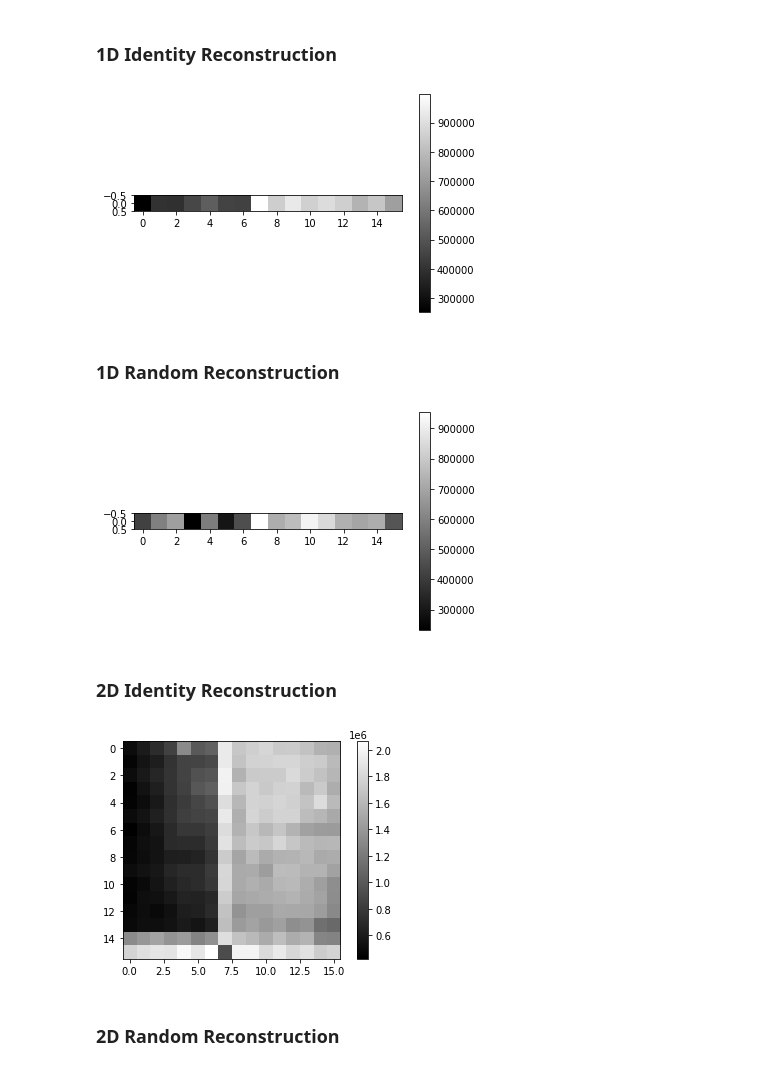
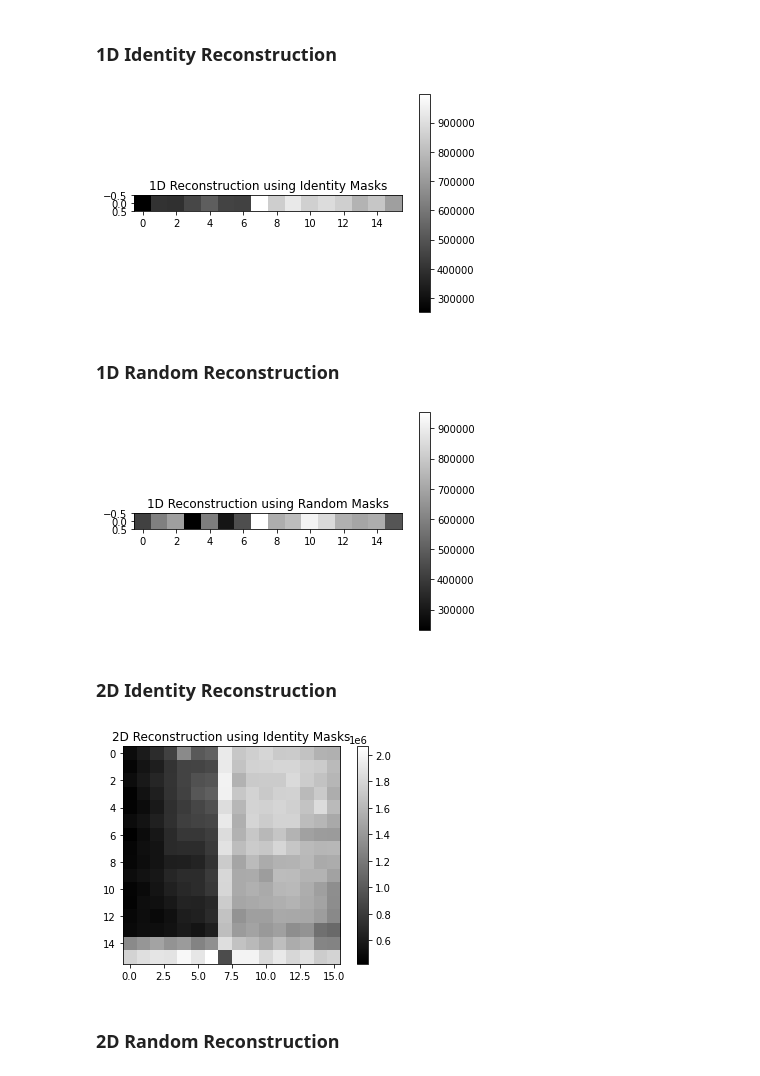
Before and after one commit to kamblihrishikesh29/II-Final, a Jupyter notebook: CS Test 1.ipynb, the cells around one changed output. Saved outputs shown, nothing was run; the diff lists cells and outputs as text; code cells hidden in the pictures.

```diff
--- a/CS Test 1.ipynb
+++ b/CS Test 1.ipynb
@@ -52,9 +51,10 @@ A_inv_1d_id = np.linalg.pinv(A_1d_id, rcond=1e-1)
 X_1d_id = np.matmul(A_inv_1d_id, Y_1d_id)
 plt.imshow(np.transpose(X_1d_id), cmap='gray')
 plt.colorbar()
+plt.title('1D Reconstruction using Identity Masks')
 plt.show()
 # %% [output]
-[figure, old version]
+[figure, new version]
 # %% [markdown]
 ### 1D Random Reconstruction
 # %%
@@ -85,9 +85,10 @@ A_inv_1d_rand = np.linalg.pinv(A_1d_rand, rcond=1e-1)
 X_1d_rand = np.matmul(A_inv_1d_rand, Y_1d_rand)
 plt.imshow(np.transpose(X_1d_rand), cmap='gray')
 plt.colorbar()
+plt.title('1D Reconstruction using Random Masks')
 plt.show()
 # %% [output]
-[figure, old version]
+[figure, new version]
 # %% [markdown]
 ### 2D Identity Reconstruction
 # %%
@@ -108,13 +109,14 @@ A_2d_id = np.loadtxt(data_path.joinpath('A_2d_id.csv'), delimiter=',')
 # %%
 A_inv_2d_id = np.linalg.pinv(A_2d_id, rcond=1e-1)
 X_2d_id = np.matmul(A_inv_2d_id, Y_2d_id)
 X_2d_id = X_2d_id.reshape(16,16)
 
 plt.imshow(X_2d_id, cmap='gray')
 plt.colorbar()
+plt.title('2D Reconstruction using Identity Masks')
 plt.show()
 # %% [output]
-[figure, old version]
+[figure, new version]
 # %% [markdown]
 ### 2D Random Reconstruction
 # %%
```
Also changed, not shown: parts of 3 cells of this notebook, 4 other files.
